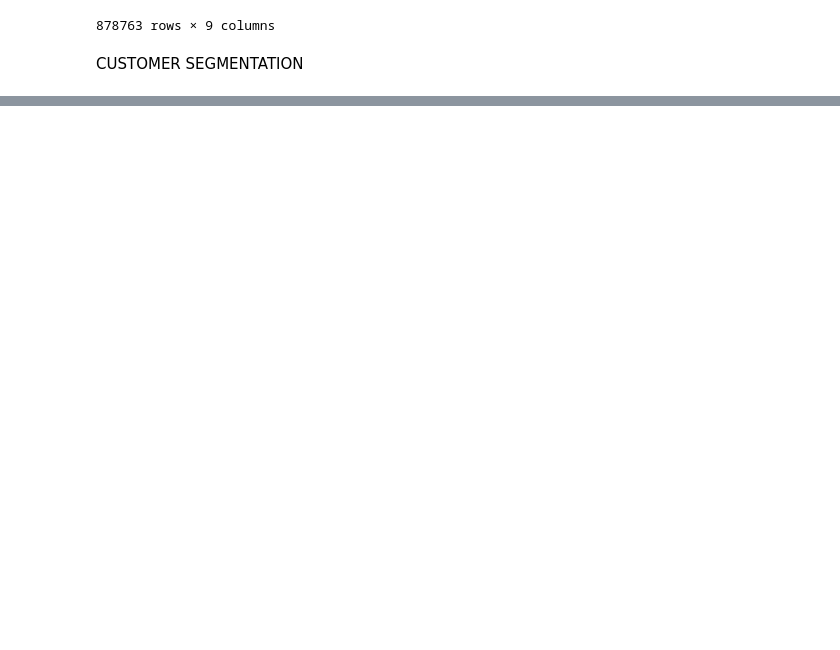
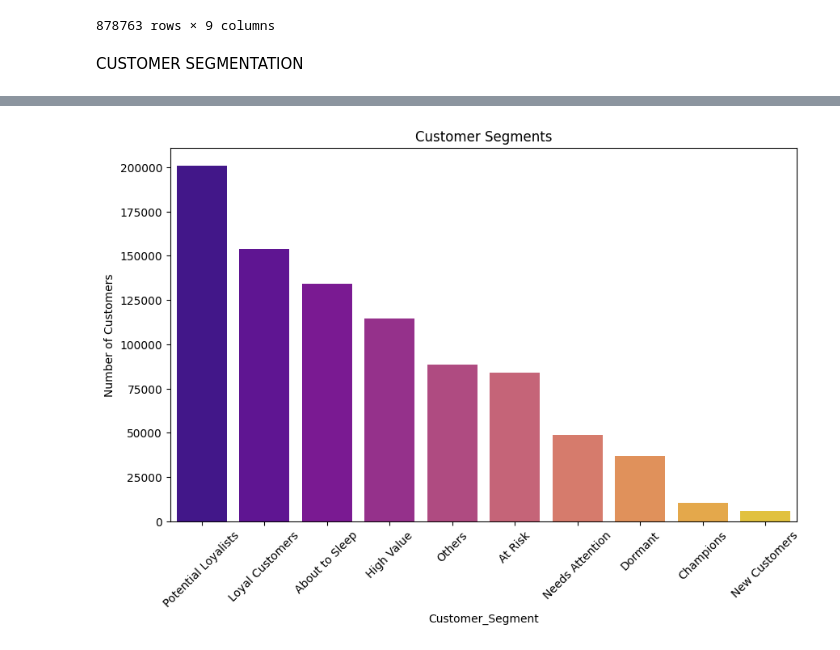
Before and after one commit to deCrystals/Bank_CustomerSegmentation, a Jupyter notebook: Notebook/bank.ipynb, the cells around one changed output, grey strips where cells are left out. Saved outputs shown, nothing was run; the diff lists cells and outputs as text; code cells hidden in the pictures; blank space fills up the shorter version.

```diff
--- a/Notebook/bank.ipynb
+++ b/Notebook/bank.ipynb
@@ -565,0 +566,11 @@ plt.show()
+# %%
+#Visualize segments
+plt.figure(figsize=(10, 6))
+segment_counts = rfm['Customer_Segment'].value_counts()
+sns.barplot(x=segment_counts.index, y=segment_counts.values, hue=segment_counts.index, palette='plasma')
+plt.title('Customer Segments')
+plt.xticks(rotation=45)
+plt.ylabel('Number of Customers')
+plt.show()
+# %% [output]
+[figure, added]
```
Also changed, not shown: parts of 13 cells of this notebook.
